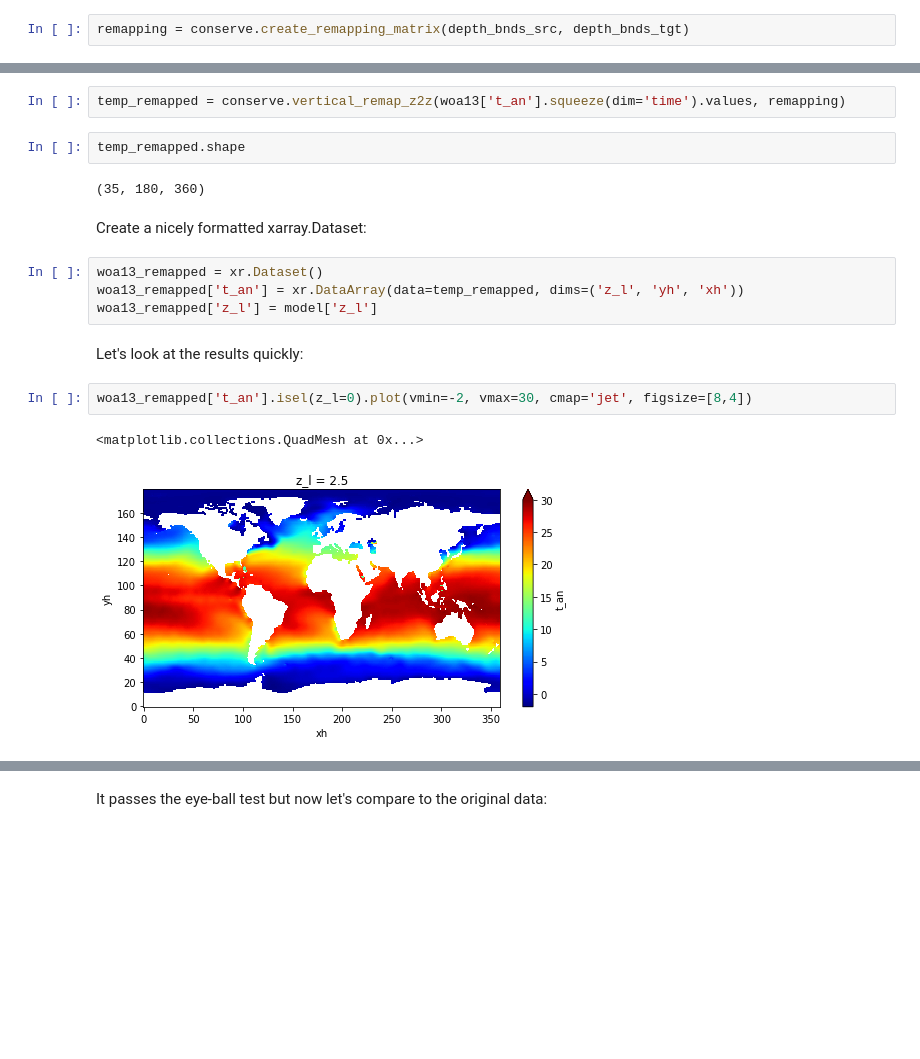
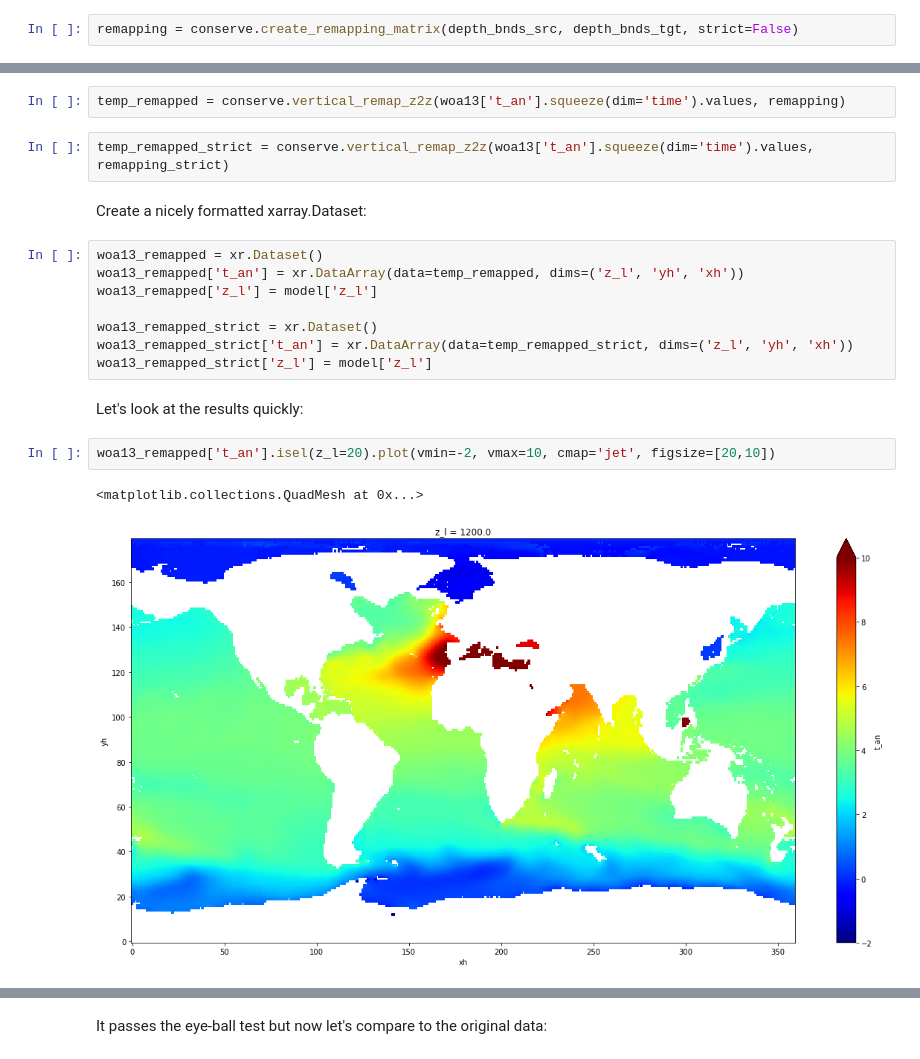
Before and after one commit to raphaeldussin/VCR, a Jupyter notebook: examples/Example_remapping_WOA2013.ipynb, the cells around one changed output, grey strips where cells are left out. Drawn from its saved outputs; the diff is of its cells as text; blank space fills up the shorter version.

```diff
--- a/examples/Example_remapping_WOA2013.ipynb
+++ b/examples/Example_remapping_WOA2013.ipynb
@@ -26,4 +26,4 @@ depth_bnds_src = utils.bounds_2d_to_1d(woa13['depth_bnds'])
 # %% [markdown]
 Create the remapping matrix:
 # %%
-remapping = conserve.create_remapping_matrix(depth_bnds_src, depth_bnds_tgt)
+remapping = conserve.create_remapping_matrix(depth_bnds_src, depth_bnds_tgt, strict=False)
@@ -31,21 +49,23 @@ remapping = conserve.create_remapping_matrix(depth_bnds_src, depth_bnds_tgt)
 Remap the data:
 # %%
 temp_remapped = conserve.vertical_remap_z2z(woa13['t_an'].squeeze(dim='time').values, remapping)
-# %%
-temp_remapped.shape
-# %% [output]
-(35, 180, 360)
+# %%
+temp_remapped_strict = conserve.vertical_remap_z2z(woa13['t_an'].squeeze(dim='time').values, remapping_strict)
 # %% [markdown]
 Create a nicely formatted xarray.Dataset:
 # %%
 woa13_remapped = xr.Dataset()
 woa13_remapped['t_an'] = xr.DataArray(data=temp_remapped, dims=('z_l', 'yh', 'xh'))
 woa13_remapped['z_l'] = model['z_l']
+
+woa13_remapped_strict = xr.Dataset()
+woa13_remapped_strict['t_an'] = xr.DataArray(data=temp_remapped_strict, dims=('z_l', 'yh', 'xh'))
+woa13_remapped_strict['z_l'] = model['z_l']
 # %% [markdown]
 Let's look at the results quickly:
 # %%
-woa13_remapped['t_an'].isel(z_l=0).plot(vmin=-2, vmax=30, cmap='jet', figsize=[8,4])
+woa13_remapped['t_an'].isel(z_l=20).plot(vmin=-2, vmax=10, cmap='jet', figsize=[20,10])
 # %% [output]
 <matplotlib.collections.QuadMesh at 0x...>
-[figure, old version]
+[figure, new version]
 # %%
```
Also changed, not shown: parts of 11 cells of this notebook.
